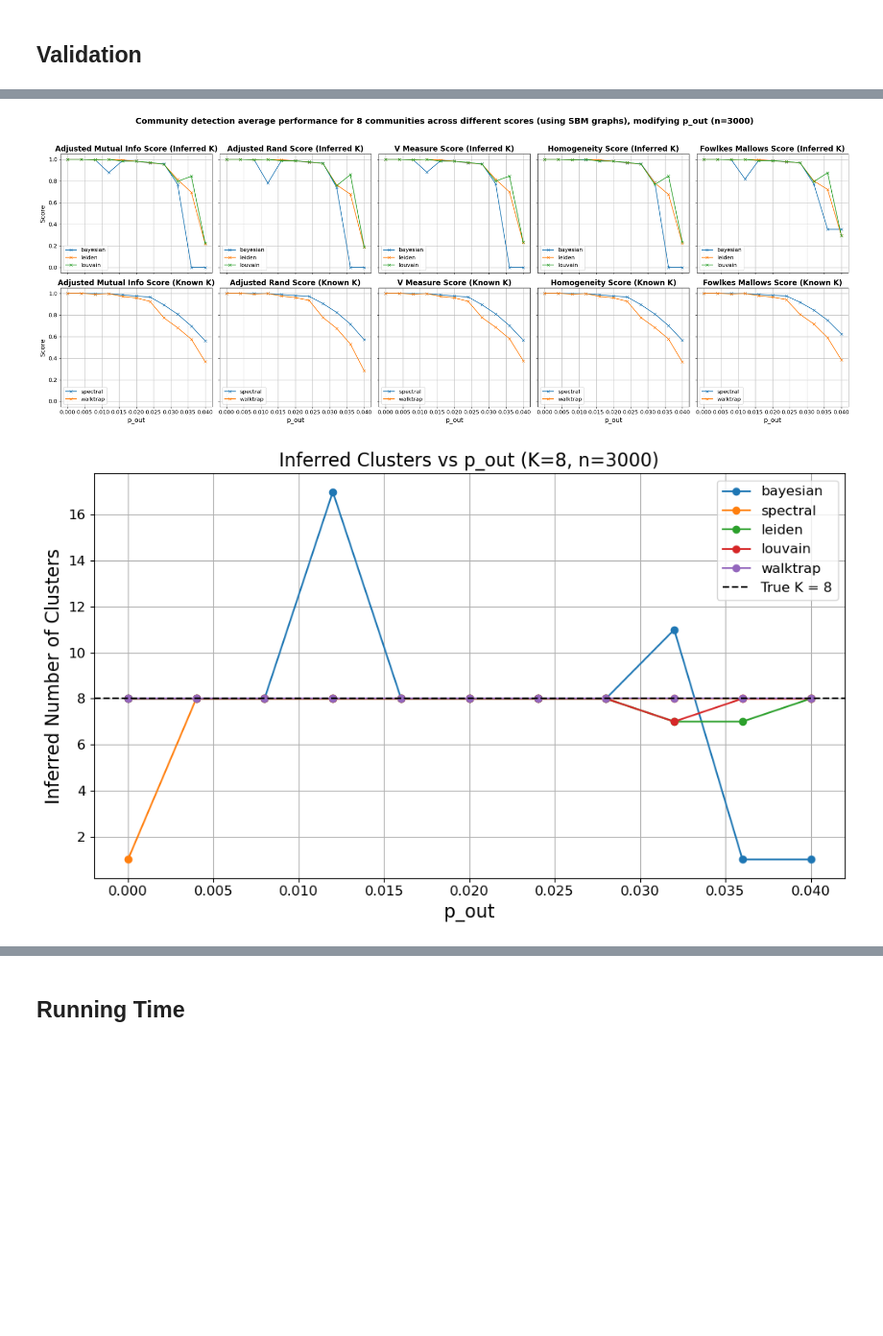
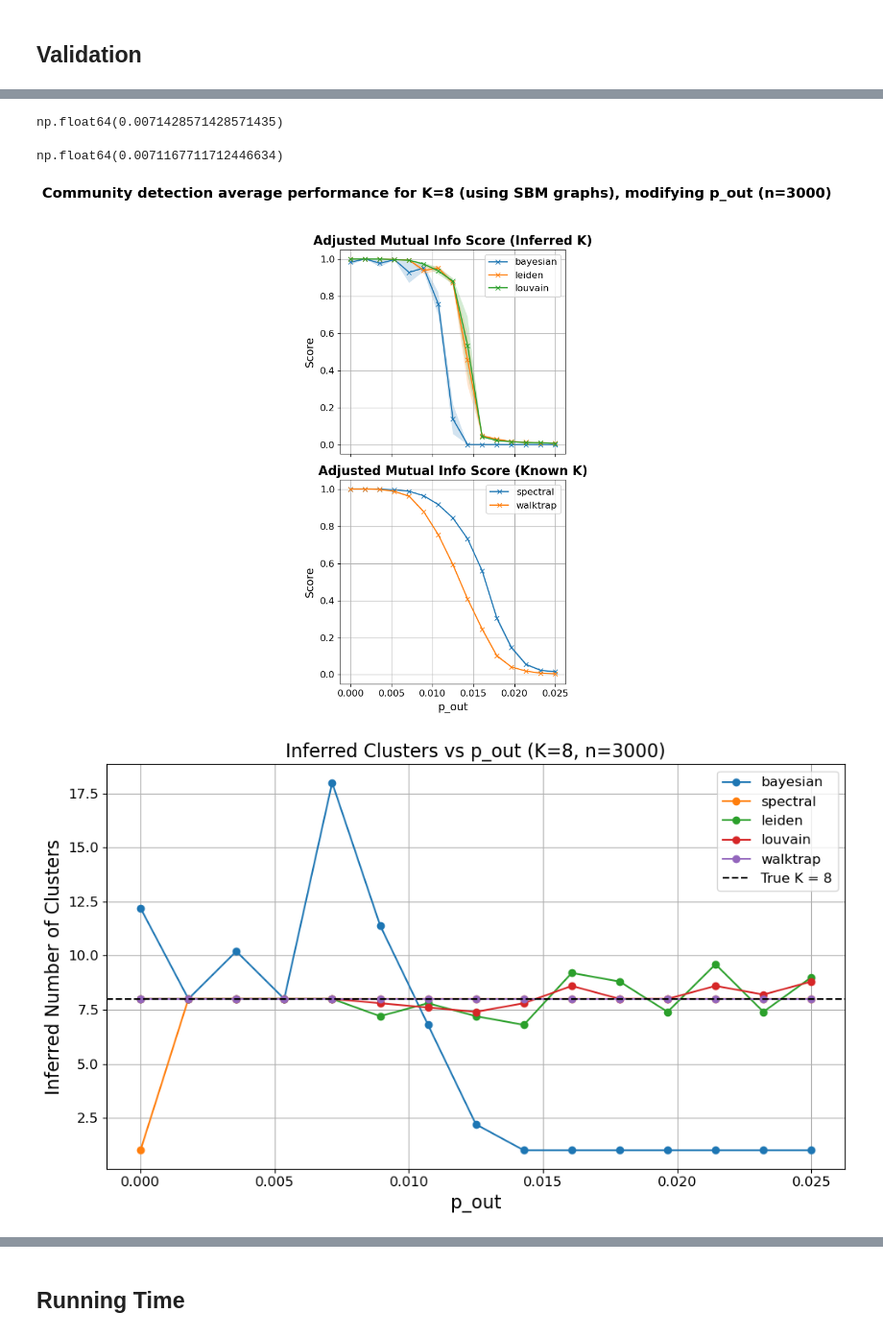
Before and after one commit to salyaa/semester_project, a Jupyter notebook: SBM_tests.ipynb, the cells around one changed output, grey strips where cells are left out. Shown at 96% size. Saved outputs shown, nothing was run; the diff lists cells and outputs as text; code cells hidden in the pictures; blank space fills up the shorter version.

```diff
--- a/SBM_tests.ipynb
+++ b/SBM_tests.ipynb
@@ -17,8 +17,8 @@ from running_time import *
 The autoreload extension is already loaded. To reload it, use:
   %reload_ext autoreload
 # %%
-n = 4000
-n_graphs = 1
+n = 3000
+n_graphs = 5
 range_K = [4, 5, 8, 10, 20, 30, 50, 80, 100, 150]
 # %% [markdown]
 ## Validation
@@ -57,6 +36,15 @@ res_mean_p, nb_clusters_p = validation_range_p(range_p=None, K = 8, n=n, n_reps=
+# %%
+range_p_zoom = np.linspace(0.0, 0.025, 15)
+range_p_zoom[4]
+# %% [output]
+np.float64(0.0071428571428571435)
+# %%
+2*8*np.log(n)/(6*n)
+# %% [output]
+np.float64(0.0071167711712446634)
 # %%
-range_p_zoom = np.linspace(0.0, 0.04, 11)
-res_mean_p_zoom, nb_clusters_p_zoom = validation_range_p(range_p=range_p_zoom, K = 8, n=n, n_reps=1)
+range_p_zoom = np.linspace(0.0, 0.025, 15)
+res_mean_p_zoom, nb_clusters_p_zoom = validation_range_p(range_p=range_p_zoom, K = 8, n=n, n_reps=5)
 # %% [output]
-[figure, old version]
+[figure, new version]
-[figure, old version]
+[figure, new version]
```
Also changed, not shown: parts of 10 cells of this notebook, 5 other files.
